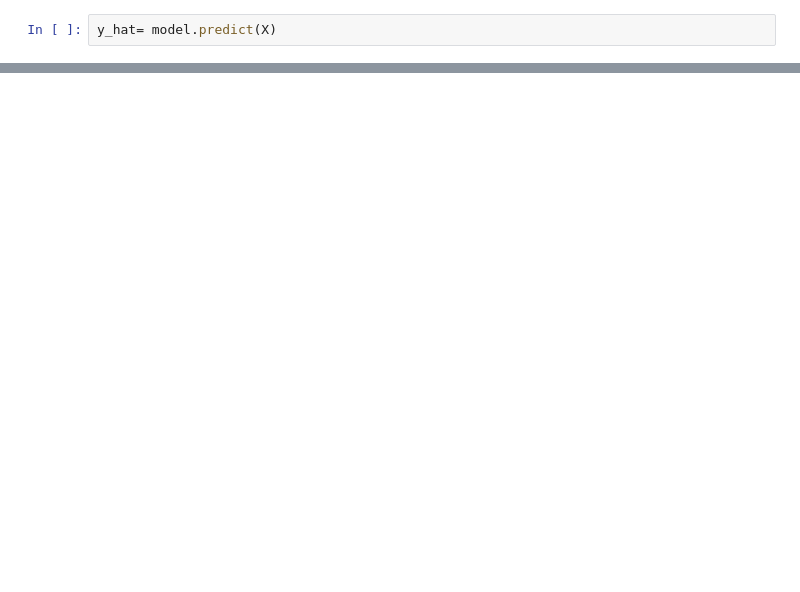
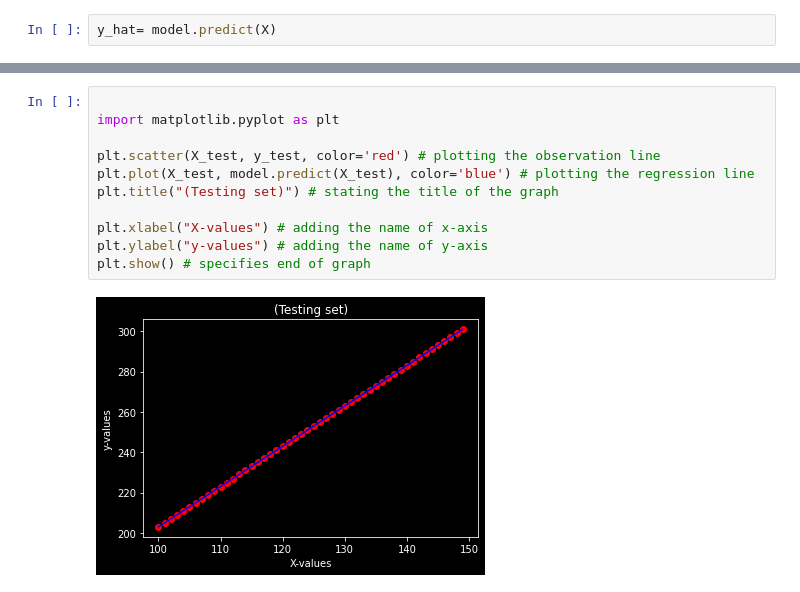
Before and after one commit to ideepankarsharma2003/PrepCode, a Jupyter notebook: Concepts-Clarity/Data Science/ML_Basics/02_LinearRegression.ipynb, the cells around one changed output, grey strips where cells are left out. Saved outputs shown, nothing was run; the diff lists cells and outputs as text; blank space fills up the shorter version.

Commit message:
02 Linear Regression

```diff
--- a/Concepts-Clarity/Data Science/ML_Basics/02_LinearRegression.ipynb
+++ b/Concepts-Clarity/Data Science/ML_Basics/02_LinearRegression.ipynb
@@ -79,0 +161,13 @@ plt.show() # specifies end of graph
+# %%
+
+import matplotlib.pyplot as plt
+
+plt.scatter(X_test, y_test, color='red') # plotting the observation line
+plt.plot(X_test, model.predict(X_test), color='blue') # plotting the regression line
+plt.title("(Testing set)") # stating the title of the graph
+
+plt.xlabel("X-values") # adding the name of x-axis
+plt.ylabel("y-values") # adding the name of y-axis
+plt.show() # specifies end of graph
+# %% [output]
+[figure, added]
```
Also changed, not shown: parts of 15 cells of this notebook.
